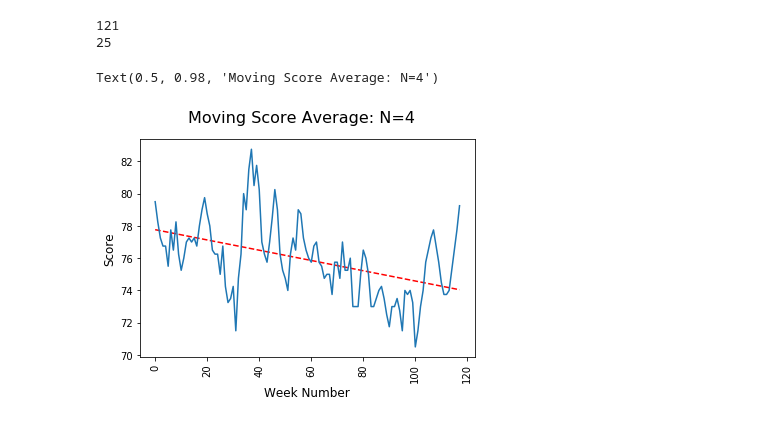
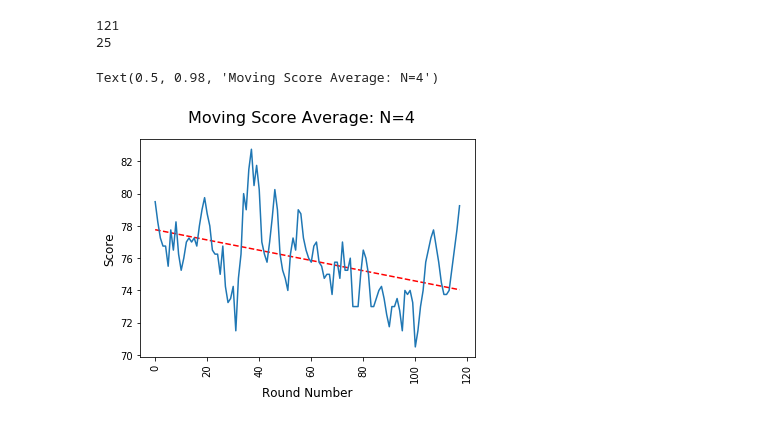
Before and after one commit to michaelkrakovsky/My_Golf_Journey, a Jupyter notebook: src/bin/performance_stories/Caledon_Woods.ipynb, the cells around one changed output. Drawn from its saved outputs; the diff is of its cells as text; code cells hidden in the pictures.

```diff
--- a/src/bin/performance_stories/Caledon_Woods.ipynb
+++ b/src/bin/performance_stories/Caledon_Woods.ipynb
@@ -105,16 +105,16 @@ df = df.sort_values(by=['Date'], ascending=True)
 # %%
 plt.figure(1)
 plt.xticks(rotation=90)
 linear_scale = [i for i in range(0, len(df))]
 x_scale = linear_scale
 z = np.polyfit(x_scale, df['SA'], 1)
 p = np.poly1d(z)
 plt.plot(x_scale, p(x_scale),"r--")
 plt.plot(x_scale, df['SA'])
-plt.xlabel('Week Number', fontsize=12)
+plt.xlabel('Round Number', fontsize=12)
 plt.ylabel('Score', fontsize=12)
 plt.suptitle('Moving Score Average: N=4', fontsize=16)
 # plt.plot(x_scale, df['PA'])
 # %% [output]
 Text(0.5, 0.98, 'Moving Score Average: N=4')
-[figure, old version]
+[figure, new version]
```
Also changed, not shown: parts of 1 cell of this notebook, 4 other files.
